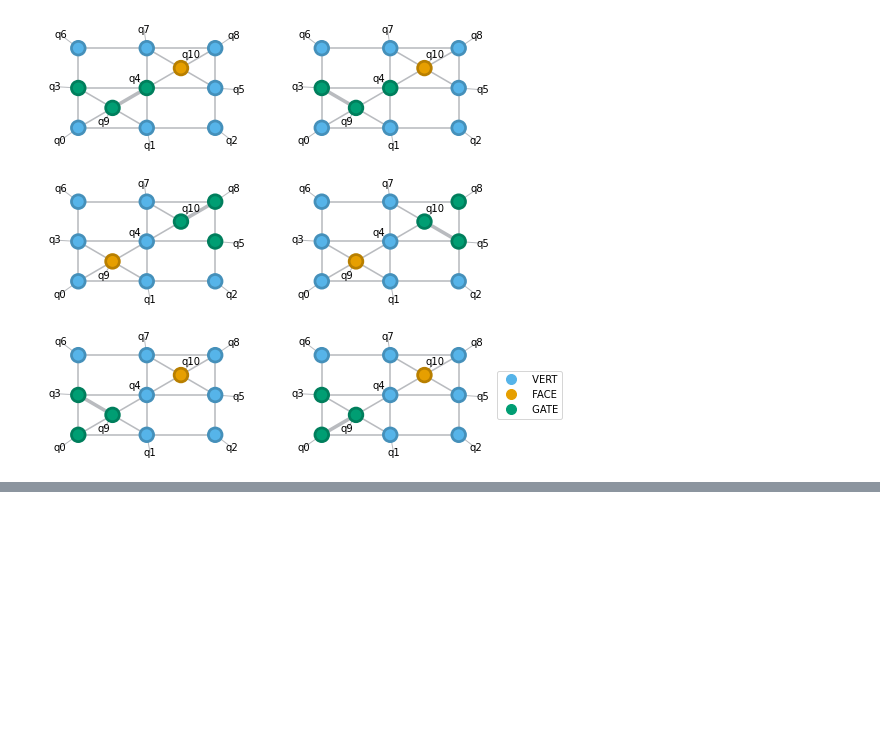
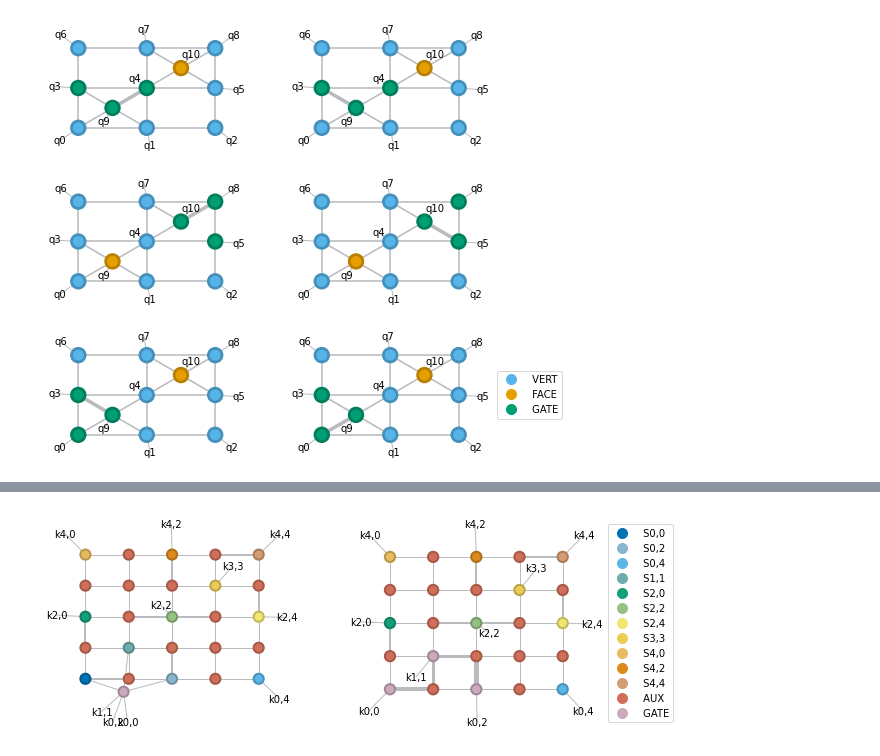
Before and after one commit to gabrielwoolls/fermion-encoding, a Jupyter notebook: Examples-Testing.ipynb, the cells around one changed output, grey strips where cells are left out. Saved outputs shown, nothing was run; the diff lists cells and outputs as text; code cells hidden in the pictures; blank space fills up the shorter version.

```diff
--- a/Examples-Testing.ipynb
+++ b/Examples-Testing.ipynb
@@ -719,0 +581,11 @@ Tensor(shape=(12, 2, 3, 3, 12), inds=('_c1d2b2AABdp', 'q10', '_c1d2b2AABdq', '_c
+# %%
+_, ax = plt.subplots(ncols=2, figsize=(10,4), subplot_kw={'frame_on': 0})
+
+where_coos=((0,0), (0,2), (1,1))
+epeps.gate(G=qu.rand_matrix(8), coos=where_coos).draw(color=(*epeps.qubit_site_tags(), 'AUX', 'GATE'), ax=ax[0])
+
+apeps = epeps.absorb_three_body_gate(G=qu.rand_matrix(8), coos=where_coos)
+# apeps = epeps.gate(G=qu.rand_matrix(8), coos=where_coos, contract='triangle_absorb') # not implemented yet
+apeps.draw(color=(*epeps.qubit_site_tags(), 'AUX', 'GATE'), ax=ax[1])
+# %% [output]
+[figure, added]
```
Also changed, not shown: parts of 10 cells of this notebook, 3 other files.
